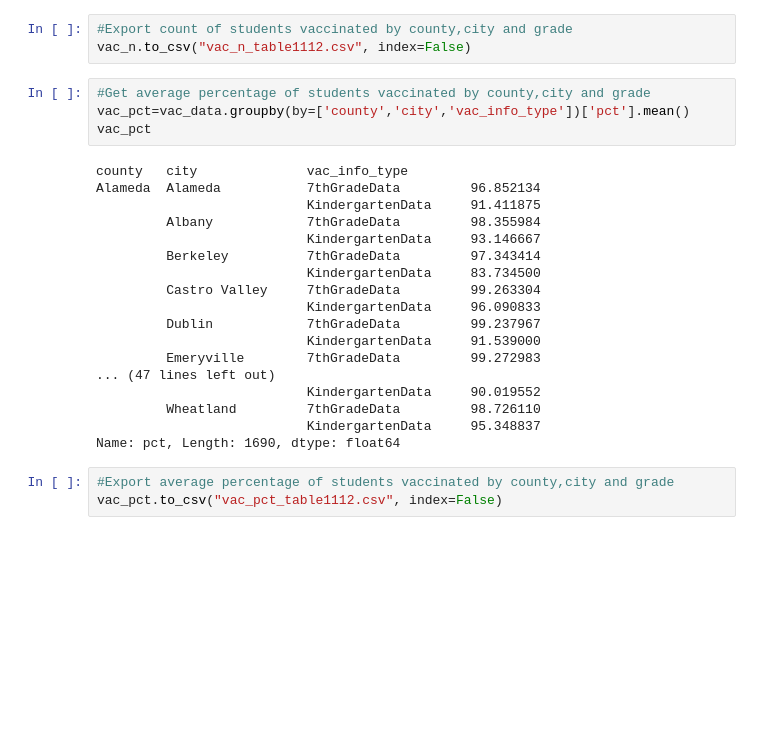
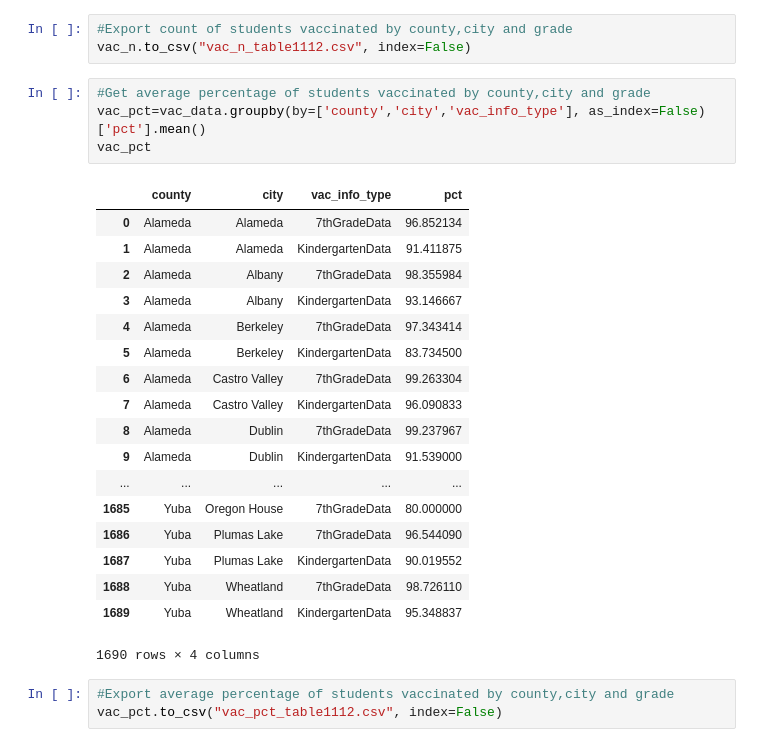
Before and after one commit to jeffrey-hsu/mids_capstone, a Jupyter notebook: vaxxfacts/cleaning_etl/Data_Cleaning_11_12.ipynb, the cells around one changed output. Cells and saved outputs as stored; diff of their text form; blank space fills up the shorter version.

Commit message:
fix pct table code by city

```diff
--- a/vaxxfacts/cleaning_etl/Data_Cleaning_11_12.ipynb
+++ b/vaxxfacts/cleaning_etl/Data_Cleaning_11_12.ipynb
@@ -444,26 +444,27 @@ vac_n
 vac_n.to_csv("vac_n_table1112.csv", index=False)
 # %%
 #Get average percentage of students vaccinated by county,city and grade
-vac_pct=vac_data.groupby(by=['county','city','vac_info_type'])['pct'].mean()
+vac_pct=vac_data.groupby(by=['county','city','vac_info_type'], as_index=False)['pct'].mean()
 vac_pct
 # %% [output]
+|  | county | city | vac_info_type | pct |
+| 0 | Alameda | Alameda | 7thGradeData | 96.852134 |
+| 1 | Alameda | Alameda | KindergartenData | 91.411875 |
+| 2 | Alameda | Albany | 7thGradeData | 98.355984 |
+| 3 | Alameda | Albany | KindergartenData | 93.146667 |
+| 4 | Alameda | Berkeley | 7thGradeData | 97.343414 |
+| 5 | Alameda | Berkeley | KindergartenData | 83.734500 |
+| 6 | Alameda | Castro Valley | 7thGradeData | 99.263304 |
+| 7 | Alameda | Castro Valley | KindergartenData | 96.090833 |
+| 8 | Alameda | Dublin | 7thGradeData | 99.237967 |
+| 9 | Alameda | Dublin | KindergartenData | 91.539000 |
+| ... | ... | ... | ... | ... |
+| 1685 | Yuba | Oregon House | 7thGradeData | 80.000000 |
+| 1686 | Yuba | Plumas Lake | 7thGradeData | 96.544090 |
+| 1687 | Yuba | Plumas Lake | KindergartenData | 90.019552 |
+| 1688 | Yuba | Wheatland | 7thGradeData | 98.726110 |
+| 1689 | Yuba | Wheatland | KindergartenData | 95.348837 |
-county   city              vac_info_type
-Alameda  Alameda           7thGradeData         96.852134
-                           KindergartenData     91.411875
-         Albany            7thGradeData         98.355984
-                           KindergartenData     93.146667
-         Berkeley          7thGradeData         97.343414
-                           KindergartenData     83.734500
-         Castro Valley     7thGradeData         99.263304
-                           KindergartenData     96.090833
-         Dublin            7thGradeData         99.237967
-                           KindergartenData     91.539000
-         Emeryville        7thGradeData         99.272983
-... (47 lines left out)
-                           KindergartenData     90.019552
-         Wheatland         7thGradeData         98.726110
-                           KindergartenData     95.348837
-Name: pct, Length: 1690, dtype: float64
+1690 rows × 4 columns
 # %%
 #Export average percentage of students vaccinated by county,city and grade
 vac_pct.to_csv("vac_pct_table1112.csv", index=False)
```
Also changed, not shown: 7 other files.
